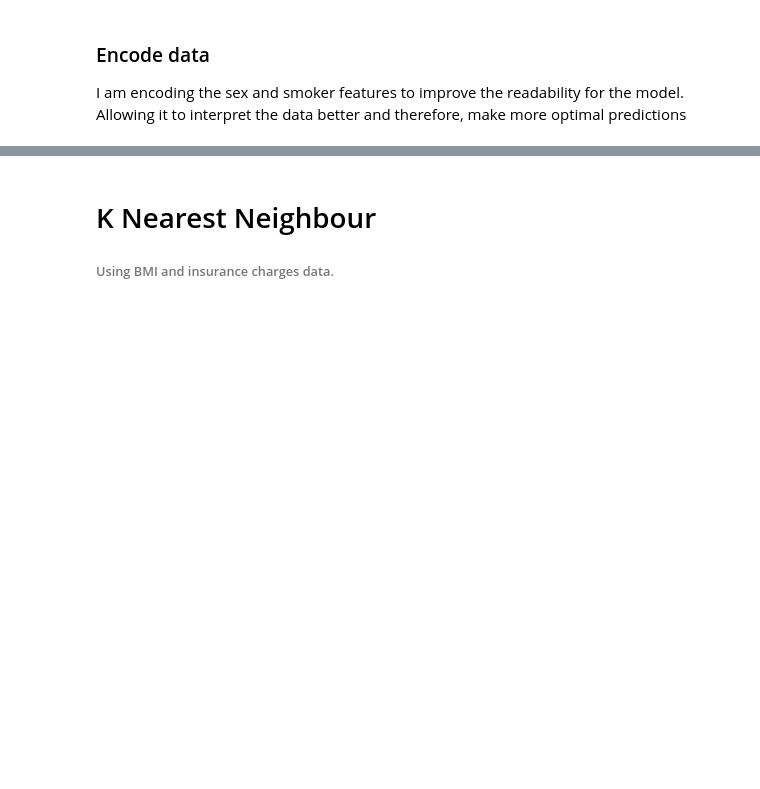
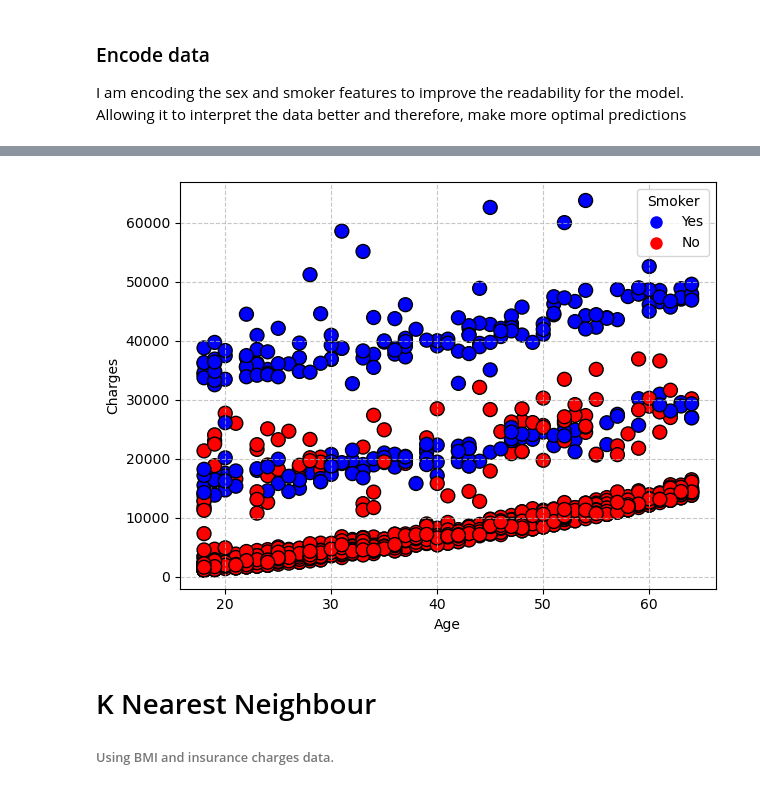
Before and after one commit to LiamUpstoneSmith/MLA_CW_Insurance, a Jupyter notebook: 21017958_insurance.ipynb, the cells around one changed output, grey strips where cells are left out. Saved outputs shown, nothing was run; the diff lists cells and outputs as text; code cells hidden in the pictures; blank space fills up the shorter version.

Commit message:
added writing and graph

```diff
--- a/21017958_insurance.ipynb
+++ b/21017958_insurance.ipynb
@@ -104,3 +123,30 @@ X_test_scaled = scaler.transform(X_test)
+# %%
+# Age and Charges, labeled based on smoker Status
+smoker  = df.smoker
+
+# Map regions to colors
+color_map = {1: 'blue', 0 : 'red'}
+colors = [color_map[smoke] for smoke in smoker]
+
+# Create scatter plot
+plt.scatter(df.age, df.charges, c=colors, edgecolor='k', s=100)
+plt.xlabel('Age')
+plt.ylabel('Charges')
+plt.grid(True, linestyle='--', alpha=0.7)
+
+#add legend
+from matplotlib.lines import Line2D
+legend_elements = [
+    Line2D([0], [0], marker='o', color='w', markerfacecolor='blue', markersize=10, label='Yes'),
+    Line2D([0], [0], marker='o', color='w', markerfacecolor='red', markersize=10, label='No')
+]
+plt.legend(handles=legend_elements, title="Smoker")
+
+# Show plot
+plt.tight_layout()
+plt.show()
+# %% [output]
+[figure, added]
 # %% [markdown]
 # K Nearest Neighbour
 ###### Using BMI and insurance charges data.
```
Also changed, not shown: parts of 4 cells of this notebook, 2 other files.
